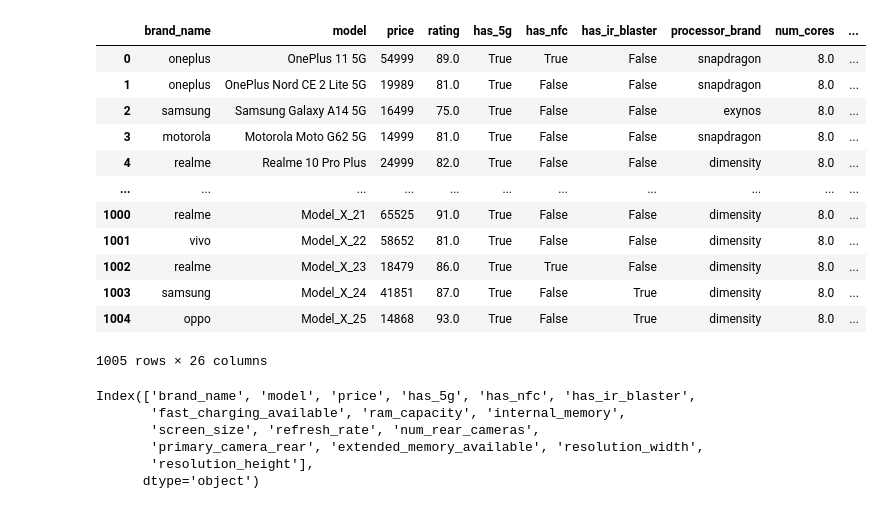
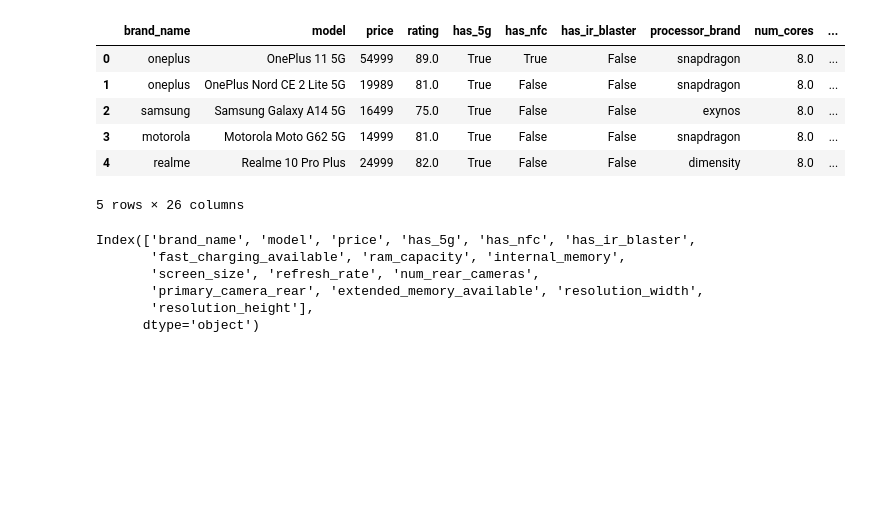
Before and after one commit to ganeshpariyar99/AICoursework, a Jupyter notebook: coursework.ipynb, the cells around one changed output. Cells and saved outputs as stored; diff of their text form; code cells hidden in the pictures; blank space fills up the shorter version.

```diff
--- a/coursework.ipynb
+++ b/coursework.ipynb
@@ -10,21 +11,15 @@ from sklearn.preprocessing import StandardScaler
 from sklearn.metrics import confusion_matrix
 # %%
 data = pd.read_csv('smartphones.csv')
-data
+data.head()
 # %% [output]
 |  | brand_name | model | price | rating | has_5g | has_nfc | has_ir_blaster | processor_brand | num_cores | ... |
 | 0 | oneplus | OnePlus 11 5G | 54999 | 89.0 | True | True | False | snapdragon | 8.0 | ... |
 | 1 | oneplus | OnePlus Nord CE 2 Lite 5G | 19989 | 81.0 | True | False | False | snapdragon | 8.0 | ... |
 | 2 | samsung | Samsung Galaxy A14 5G | 16499 | 75.0 | True | False | False | exynos | 8.0 | ... |
 | 3 | motorola | Motorola Moto G62 5G | 14999 | 81.0 | True | False | False | snapdragon | 8.0 | ... |
 | 4 | realme | Realme 10 Pro Plus | 24999 | 82.0 | True | False | False | dimensity | 8.0 | ... |
-| ... | ... | ... | ... | ... | ... | ... | ... | ... | ... | ... |
-| 1000 | realme | Model_X_21 | 65525 | 91.0 | True | False | False | dimensity | 8.0 | ... |
-| 1001 | vivo | Model_X_22 | 58652 | 81.0 | True | False | False | dimensity | 8.0 | ... |
-| 1002 | realme | Model_X_23 | 18479 | 86.0 | True | True | False | dimensity | 8.0 | ... |
-| 1003 | samsung | Model_X_24 | 41851 | 87.0 | True | False | True | dimensity | 8.0 | ... |
-| 1004 | oppo | Model_X_25 | 14868 | 93.0 | True | False | True | dimensity | 8.0 | ... |
-1005 rows × 26 columns
+5 rows × 26 columns
 # %%
 print(data.columns)
 # %% [output]
```
Also changed, not shown: parts of 4 cells of this notebook.
